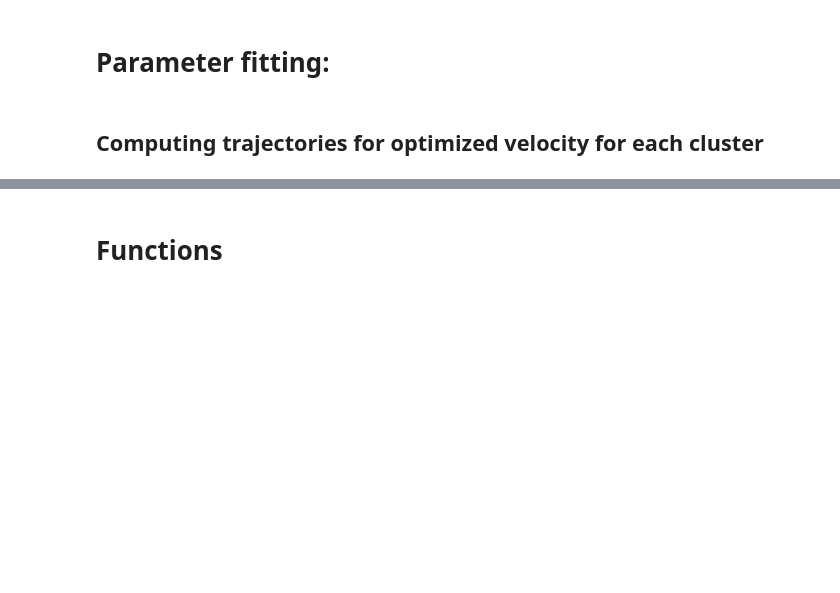
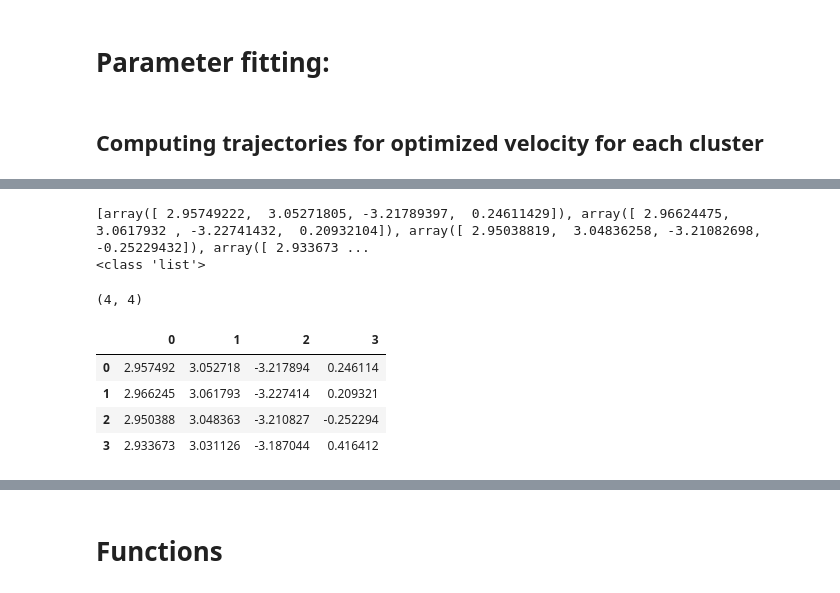
Before and after one commit to flaviaferrus/MotorControlPrediction, a Jupyter notebook: Notebooks/ParameterFitting_utils.ipynb, the cells around one changed output, grey strips where cells are left out. Saved outputs shown, nothing was run; the diff lists cells and outputs as text; code cells hidden in the pictures; blank space fills up the shorter version.

```diff
--- a/Notebooks/ParameterFitting_utils.ipynb
+++ b/Notebooks/ParameterFitting_utils.ipynb
@@ -133,0 +194,10 @@ for cluster in range(n_clusters):
+# %%
+combined_params = []
+for cluster in range(n_clusters):
+    combined_params.append(np.hstack((new_params[cluster].x, opt_sigma[cluster].x)))
+
+print(combined_params)
+print(type(combined_params))
+# %% [output]
+[array([ 2.95749222,  3.05271805, -3.21789397,  0.24611429]), array([ 2.96624475,  3.0617932 , -3.22741432,  0.20932104]), array([ 2.95038819,  3.04836258, -3.21082698, -0.25229432]), array([ 2.933673 ...
+<class 'list'>
@@ -133,0 +206,12 @@ for cluster in range(n_clusters):
+# %%
+parameters_fitted = pd.DataFrame(combined_params)
+params_fitted = np.array(combined_params)
+print(params_fitted.shape)
+parameters_fitted
+# %% [output]
+(4, 4)
+|  | 0 | 1 | 2 | 3 |
+| 0 | 2.957492 | 3.052718 | -3.217894 | 0.246114 |
+| 1 | 2.966245 | 3.061793 | -3.227414 | 0.209321 |
+| 2 | 2.950388 | 3.048363 | -3.210827 | -0.252294 |
+| 3 | 2.933673 | 3.031126 | -3.187044 | 0.416412 |
```
Also changed, not shown: parts of 18 cells of this notebook, 15 other files.
